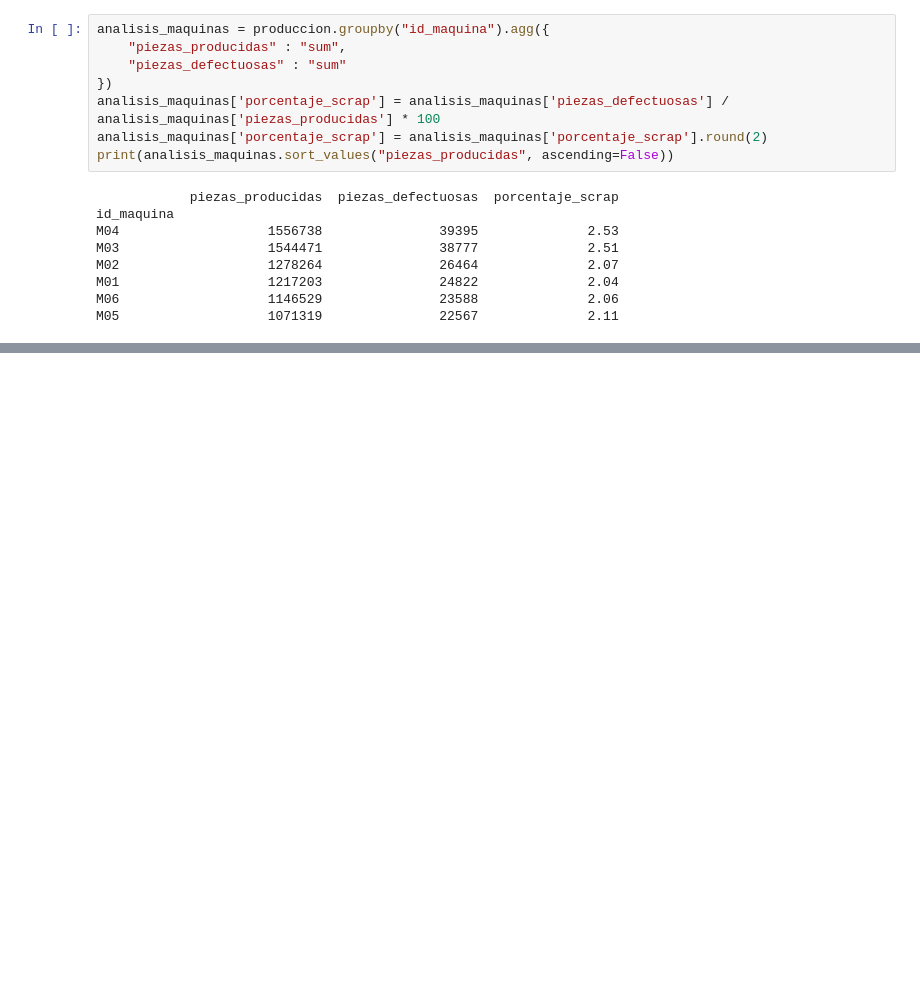
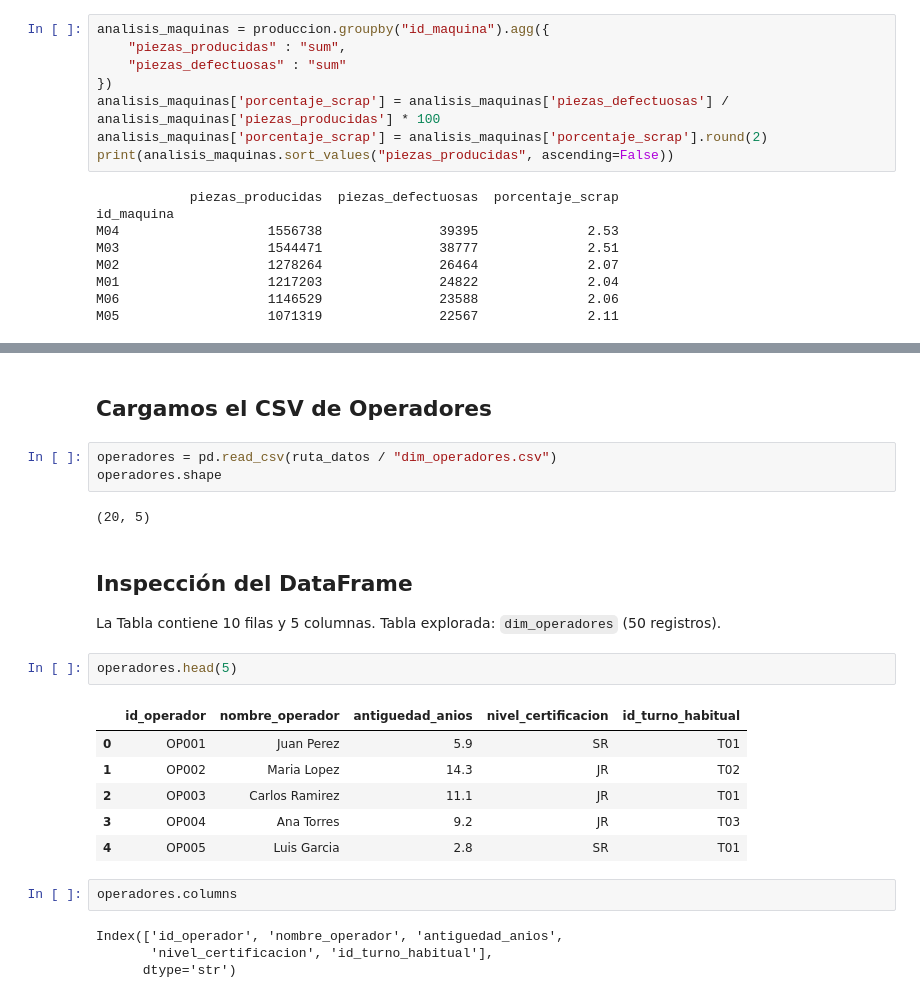
Before and after one commit to alevazto1-dev/portfolio-manufacturing-analytics, a Jupyter notebook: 01_proyecto_automotriz/notebooks/01_exploracion_inicial.ipynb, the cells around one changed output, grey strips where cells are left out. Saved outputs shown, nothing was run; the diff lists cells and outputs as text; blank space fills up the shorter version.

```diff
--- a/01_proyecto_automotriz/notebooks/01_exploracion_inicial.ipynb
+++ b/01_proyecto_automotriz/notebooks/01_exploracion_inicial.ipynb
@@ -159,0 +227,26 @@ Index(['id_produccion', 'fecha', 'id_turno', 'id_maquina', 'id_linea',
+# %% [markdown]
+## Cargamos el CSV de Operadores
+# %%
+operadores = pd.read_csv(ruta_datos / "dim_operadores.csv")
+operadores.shape
+# %% [output]
+(20, 5)
+# %% [markdown]
+## Inspección  del DataFrame
+La Tabla contiene 10 filas y 5 columnas.
+Tabla  explorada: `dim_operadores` (50 registros).
+# %%
+operadores.head(5)
+# %% [output]
+|  | id_operador | nombre_operador | antiguedad_anios | nivel_certificacion | id_turno_habitual |
+| 0 | OP001 | Juan Perez | 5.9 | SR | T01 |
+| 1 | OP002 | Maria Lopez | 14.3 | JR | T02 |
+| 2 | OP003 | Carlos Ramirez | 11.1 | JR | T01 |
+| 3 | OP004 | Ana Torres | 9.2 | JR | T03 |
+| 4 | OP005 | Luis Garcia | 2.8 | SR | T01 |
+# %%
+operadores.columns
+# %% [output]
+Index(['id_operador', 'nombre_operador', 'antiguedad_anios',
+       'nivel_certificacion', 'id_turno_habitual'],
+      dtype='str')
```
Also changed, not shown: parts of 22 cells of this notebook.
